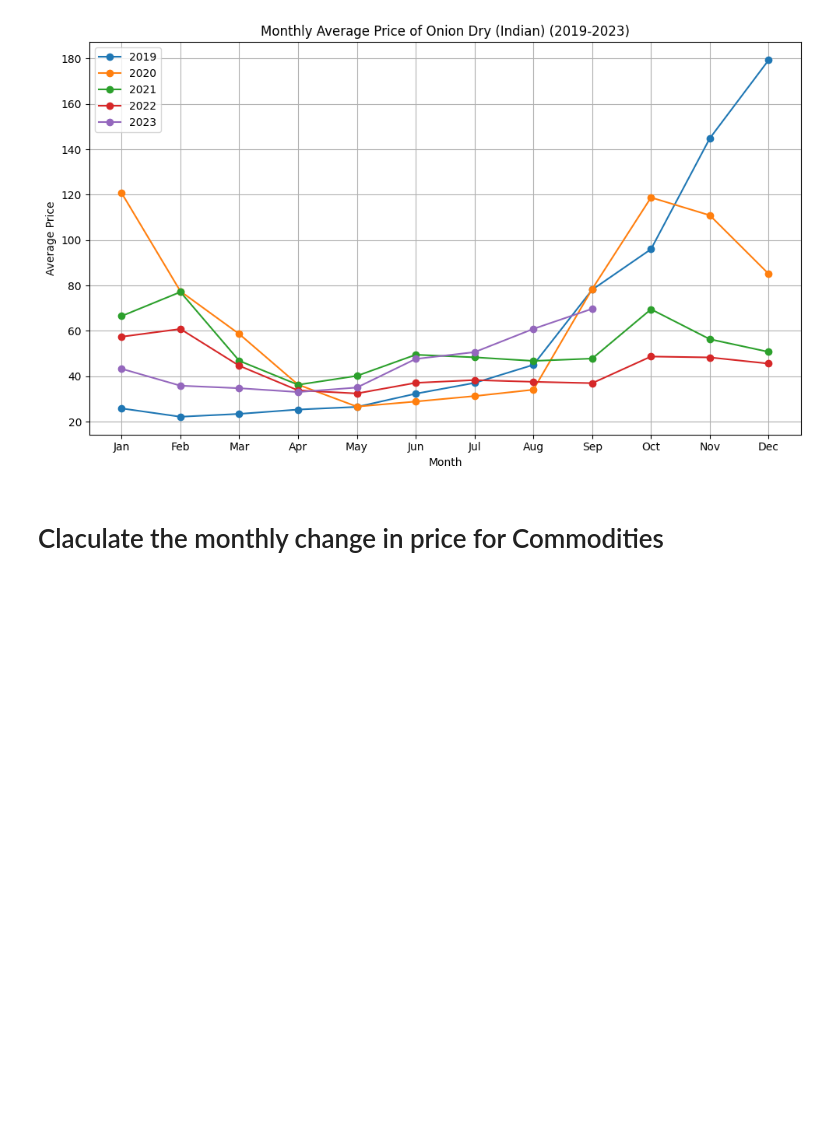
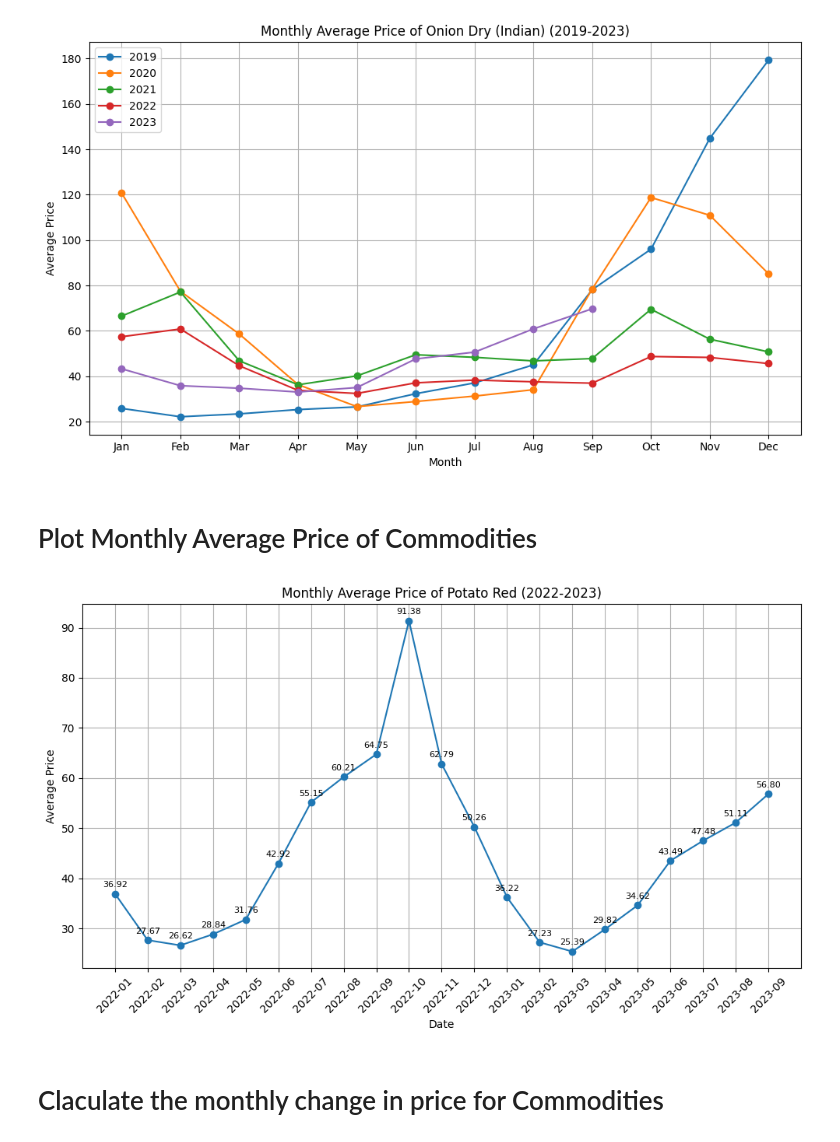
Before and after one commit to Rk-Pudasaini/Data_Analysis, a Jupyter notebook: Kalimati_tarkari_price_analysis.ipynb, the cells around one changed output. Saved outputs shown, nothing was run; the diff lists cells and outputs as text; code cells hidden in the pictures; blank space fills up the shorter version.

```diff
--- a/Kalimati_tarkari_price_analysis.ipynb
+++ b/Kalimati_tarkari_price_analysis.ipynb
@@ -277,6 +277,44 @@ def plot_monthly_avg_price(df, commodity, start_year, end_year):
 plot_monthly_avg_price(df, 'Onion Dry (Indian)', 2019, 2023)
 # %% [output]
 [figure]
+# %% [markdown]
+# Plot Monthly Average Price of Commodities
+# %%
+def plot_monthly_avg_price(df, commodity, start_year, end_year):
+    # Filter the DataFrame for the specified commodity and years
+    filtered_df = df[(df['Commodity'] == commodity) & (df['Date'].dt.year.between(start_year, end_year))]
+
+    # Group by year and month, calculate the average price for each month
+    monthly_avg_price = filtered_df.groupby([filtered_df['Date'].dt.year, filtered_df['Date'].dt.month])['Average'].mean()
+
+    # Extract years and months from the monthly_avg_price index
+    years_months = monthly_avg_price.index.tolist()
+    years = [year_month[0] for year_month in years_months]
+    months = [year_month[1] for year_month in years_months]
+
+    # Create a list of dates
+    dates = [f"{year}-{month:02}" for year, month in zip(years, months)]
+
+    # Plot the monthly average prices
+    plt.figure(figsize=(10, 6))
+    plt.plot(dates, monthly_avg_price.values, marker='o', linestyle='-')
+    plt.title(f'Monthly Average Price of {commodity} ({start_year}-{end_year})')
+    plt.xlabel('Date')
+    plt.ylabel('Average Price')
+    plt.xticks(rotation=45)
+    plt.grid(True)
+    plt.tight_layout()
+
+    # Annotate each point with its corresponding value
+    for date, value in zip(dates, monthly_avg_price.values):
+        plt.text(date, value +1, f'{value:.2f}', ha='center', va='bottom', fontsize=8)
+
+    plt.show()
+
+# Example usage:
+plot_monthly_avg_price(df, 'Potato Red', 2022, 2023)
+# %% [output]
+[figure, added]
 # %% [markdown]
 # Claculate the monthly change in price for Commodities
 # %%
```
Also changed, not shown: parts of 8 cells of this notebook.
